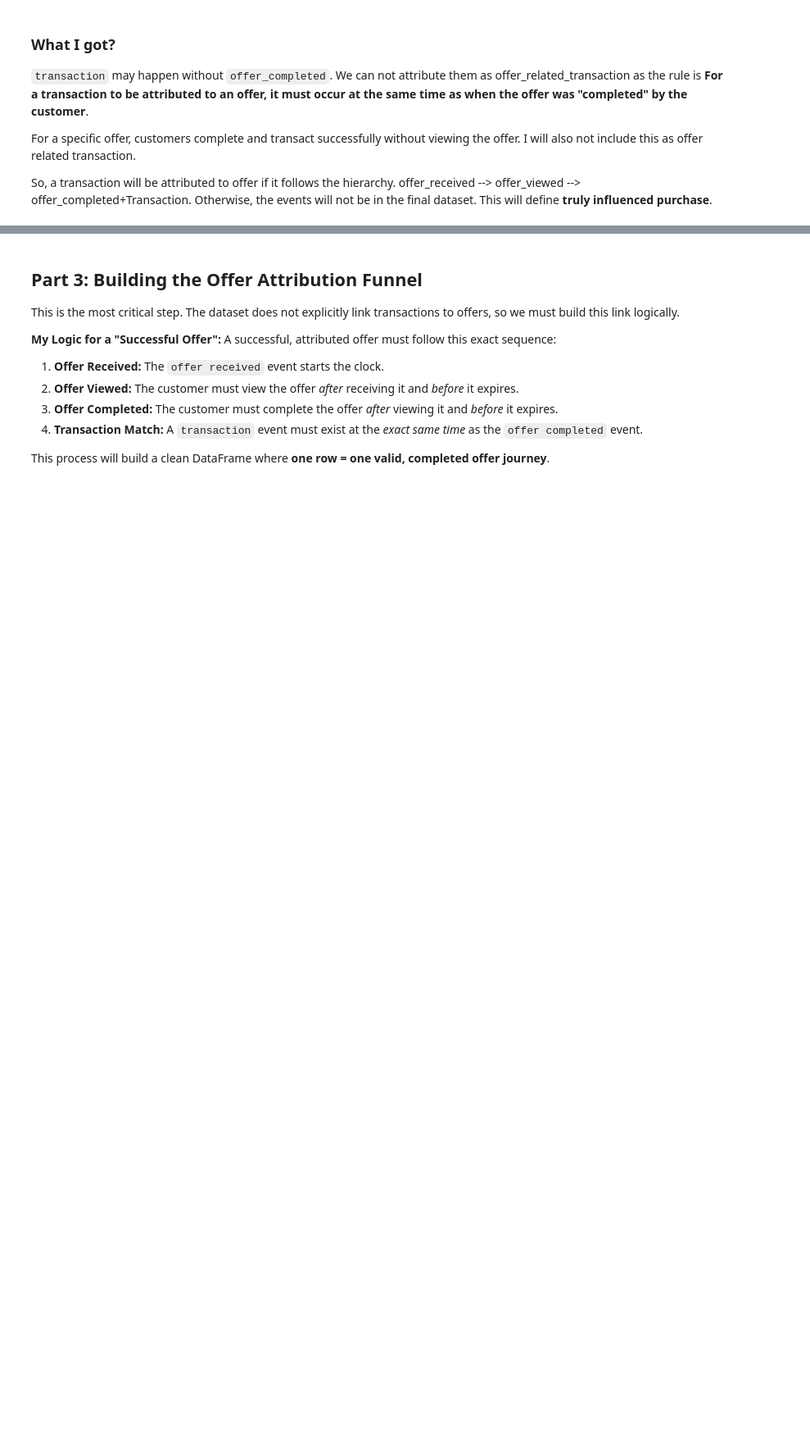
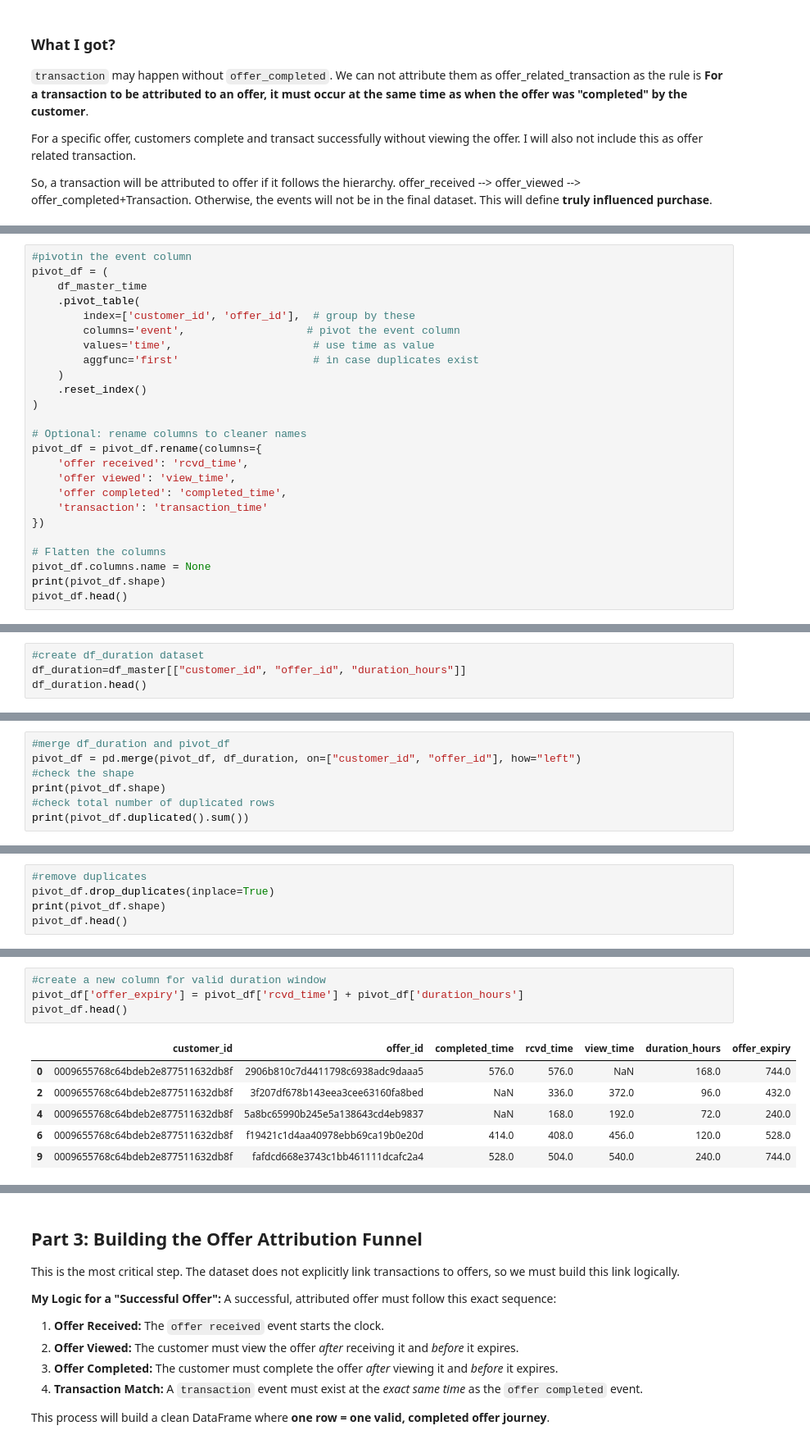
Before and after one commit to irfanzim/Python-Maven-Rewards-Challenge, a Jupyter notebook: Final Analysis.ipynb, the cells around one changed output, grey strips where cells are left out. Shown at 82% size. Drawn from its saved outputs; the diff is of its cells as text; blank space fills up the shorter version.

```diff
--- a/Final Analysis.ipynb
+++ b/Final Analysis.ipynb
@@ -372,0 +390,25 @@ So, a transaction will be attributed to offer if it follows the hierarchy. offer
+# %%
+#pivotin the event column
+pivot_df = (
+    df_master_time
+    .pivot_table(
+        index=['customer_id', 'offer_id'],  # group by these
+        columns='event',                   # pivot the event column
+        values='time',                      # use time as value
+        aggfunc='first'                     # in case duplicates exist
+    )
+    .reset_index()
+)
+
+# Optional: rename columns to cleaner names
+pivot_df = pivot_df.rename(columns={
+    'offer received': 'rcvd_time',
+    'offer viewed': 'view_time',
+    'offer completed': 'completed_time',
+    'transaction': 'transaction_time'
+})
+
+# Flatten the columns
+pivot_df.columns.name = None
+print(pivot_df.shape)
+pivot_df.head()
@@ -372,0 +428,4 @@ So, a transaction will be attributed to offer if it follows the hierarchy. offer
+# %%
+#create df_duration dataset
+df_duration=df_master[["customer_id", "offer_id", "duration_hours"]]
+df_duration.head()
@@ -372,0 +439,7 @@ So, a transaction will be attributed to offer if it follows the hierarchy. offer
+# %%
+#merge df_duration and pivot_df
+pivot_df = pd.merge(pivot_df, df_duration, on=["customer_id", "offer_id"], how="left")
+#check the shape
+print(pivot_df.shape)
+#check total number of duplicated rows
+print(pivot_df.duplicated().sum())
@@ -372,0 +449,5 @@ So, a transaction will be attributed to offer if it follows the hierarchy. offer
+# %%
+#remove duplicates
+pivot_df.drop_duplicates(inplace=True)
+print(pivot_df.shape)
+pivot_df.head()
@@ -372,0 +462,11 @@ So, a transaction will be attributed to offer if it follows the hierarchy. offer
+# %%
+#create a new column for valid duration window
+pivot_df['offer_expiry'] = pivot_df['rcvd_time'] + pivot_df['duration_hours']
+pivot_df.head()
+# %% [output]
+|  | customer_id | offer_id | completed_time | rcvd_time | view_time | duration_hours | offer_expiry |
+| 0 | 0009655768c64bdeb2e877511632db8f | 2906b810c7d4411798c6938adc9daaa5 | 576.0 | 576.0 | NaN | 168.0 | 744.0 |
+| 2 | 0009655768c64bdeb2e877511632db8f | 3f207df678b143eea3cee63160fa8bed | NaN | 336.0 | 372.0 | 96.0 | 432.0 |
+| 4 | 0009655768c64bdeb2e877511632db8f | 5a8bc65990b245e5a138643cd4eb9837 | NaN | 168.0 | 192.0 | 72.0 | 240.0 |
+| 6 | 0009655768c64bdeb2e877511632db8f | f19421c1d4aa40978ebb69ca19b0e20d | 414.0 | 408.0 | 456.0 | 120.0 | 528.0 |
+| 9 | 0009655768c64bdeb2e877511632db8f | fafdcd668e3743c1bb461111dcafc2a4 | 528.0 | 504.0 | 540.0 | 240.0 | 744.0 |
```
Also changed, not shown: parts of 15 cells of this notebook.
